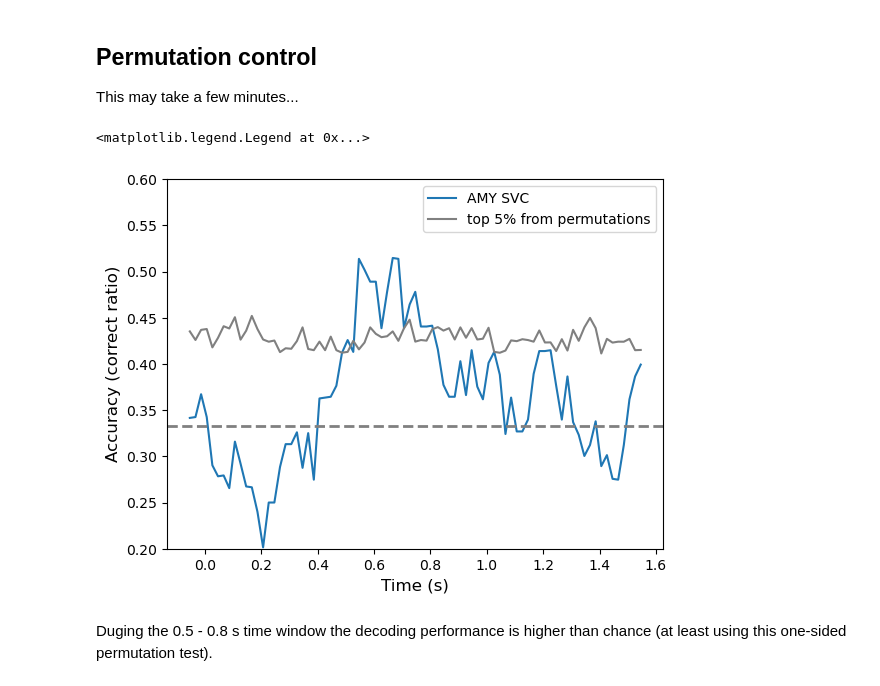
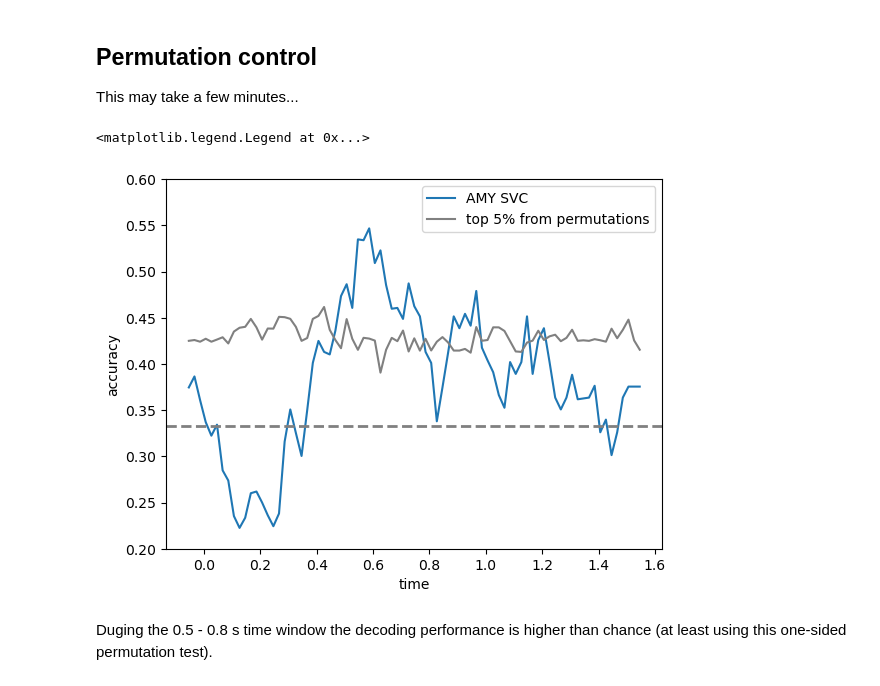
Before and after one commit to labianca/pylabianca, a Jupyter notebook: doc/decoding_example.ipynb, the cells around one changed output. Drawn from its saved outputs; the diff is of its cells as text; code cells hidden in the pictures.

Commit message:
ENH: updated decoding example

```diff
--- a/doc/decoding_example.ipynb
+++ b/doc/decoding_example.ipynb
@@ -176,13 +176,3 @@ the neural pattern that allows to discriminate the images is generalizible to so
 ## Permutation control
 
 This may take a few minutes...
-# %%
-from tqdm import tqdm
-
-y_perm = y.copy()
-scores_perm = list()
-for _ in tqdm(range(100)):
-    np.random.shuffle(y_perm)
-    perm_score = pln.decoding.run_decoding(X, y_perm, n_jobs=8)
-    scores_perm.append(perm_score.mean(axis=0))
-scores_perm = np.stack(scores_perm, axis=0)
@@ -189,13 +236,19 @@ scores_perm = np.stack(scores_perm, axis=0)
+# %%
+scores_perm = permute(
+    frate['AMY'], decoding_fun=pln.decoding.run_decoding,
+    target='image', n_permutations=100, n_jobs=6,
+    arguments=dict(decim=10)
+)
 # %%
 perm_top = np.percentile(scores_perm, 95, axis=0)
 
-ax = plt.plot(time, scores2.mean(axis=0), label='AMY SVC')[0].axes
-plt.plot(time, perm_top, color='gray', label='top 5% from permutations')
+ax = score2.mean(dim='fold').plot(label='AMY SVC')[0].axes
+plt.plot(scores_perm.time, perm_top, color='gray', label='top 5% from permutations')
 
 format_axis(ax)
 plt.legend()
 # %% [output]
 <matplotlib.legend.Legend at 0x...>
-[figure, old version]
+[figure, new version]
 # %% [markdown]
 Duging the 0.5 - 0.8 s time window the decoding performance is higher than chance (at least using this one-sided permutation test).
```
Also changed, not shown: parts of 1 cell of this notebook.
